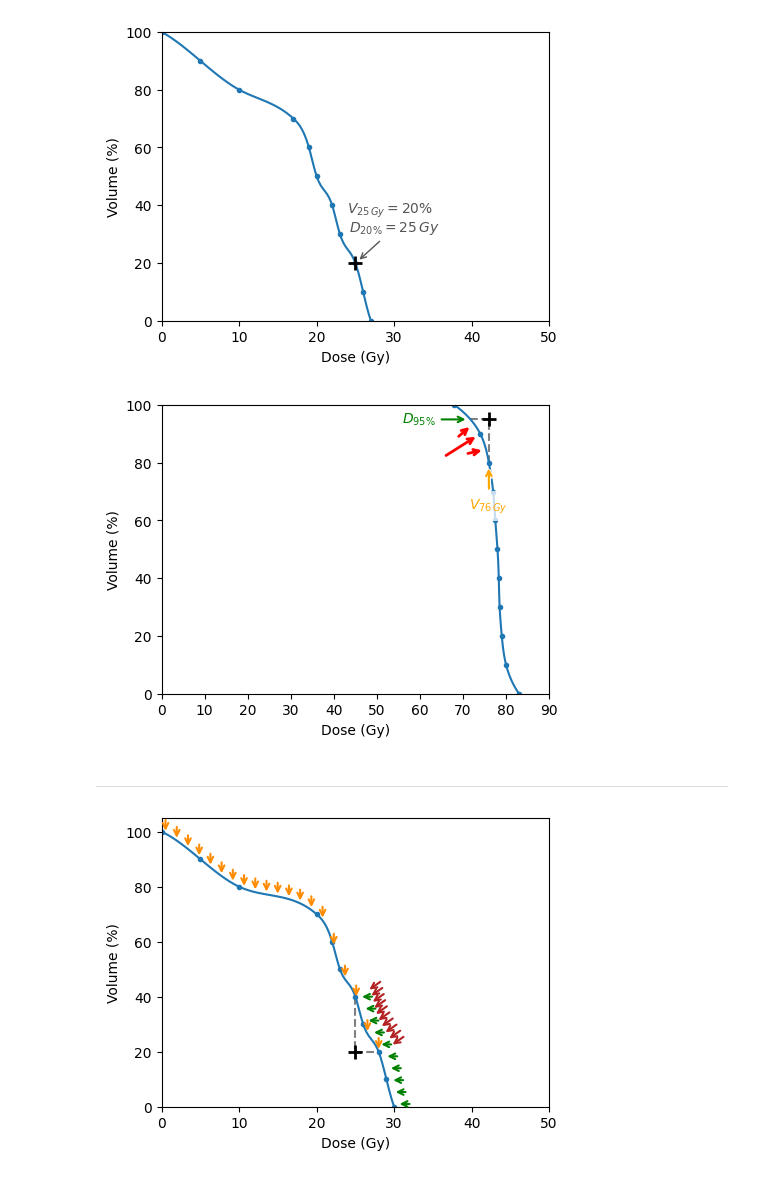
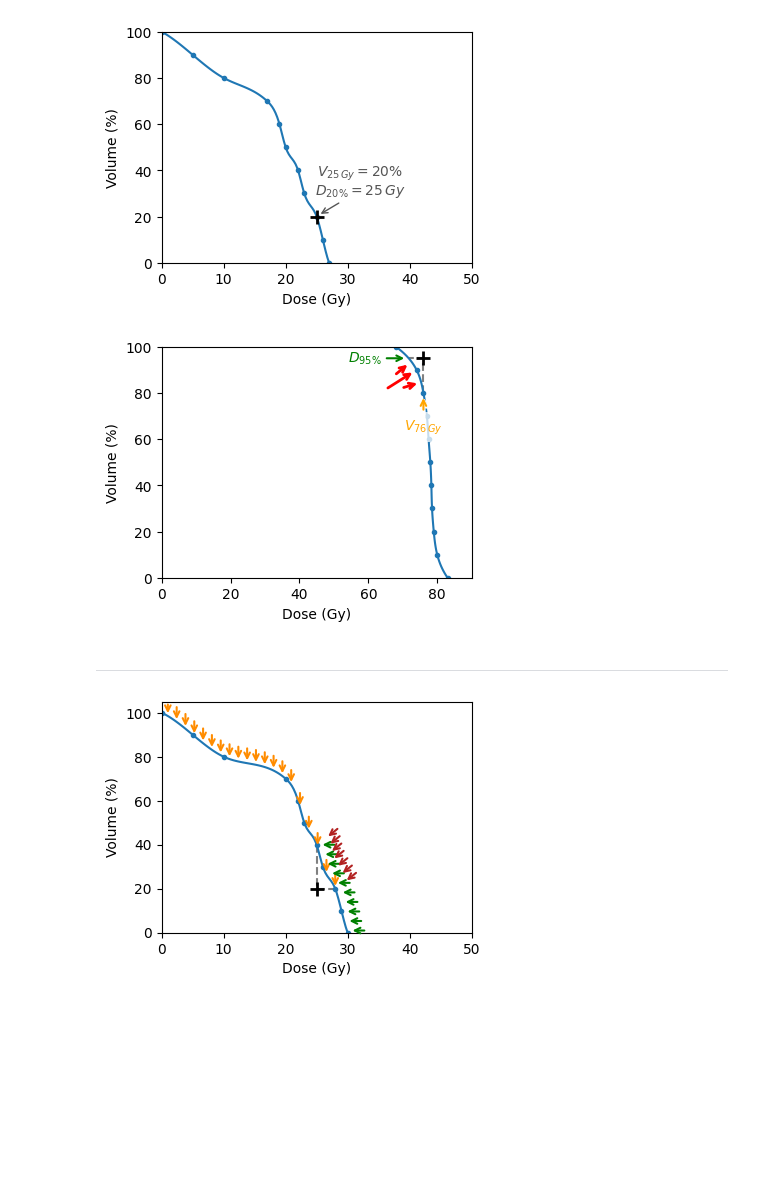
Before and after one commit to pauldubois98/PhD, a Jupyter notebook: 3_dosimetry_optimization/constraint_visualization_nb.ipynb, the cells around one changed output. Saved outputs shown, nothing was run; the diff lists cells and outputs as text; code cells hidden in the pictures; blank space fills up the shorter version.

```diff
--- a/3_dosimetry_optimization/constraint_visualization_nb.ipynb
+++ b/3_dosimetry_optimization/constraint_visualization_nb.ipynb
@@ -3,7 +3,7 @@ import numpy as np
 import matplotlib.pyplot as plt
 from scipy.interpolate import make_interp_spline
 # %%
-SIZE = 5
+SIZE = 4
 FIGSIZE = (SIZE, SIZE * 4.8/6.4)
 # %%
 # fake data
@@ -57,9 +57,9 @@ c = plt.plot(d2_smooth, v2_smooth)
 plt.plot(d2, v2, ".", color=c[0].get_color())
 # constraint ticks
 plt.plot(25, 20, '+', color='k', ms=10, markeredgewidth=2)
-plt.annotate("$D_{20\%} = 25\,Gy$", xy=(25.25, 20.5), xytext=(30, 35), color='#555', verticalalignment='top', horizontalalignment='center',\
+plt.annotate("$D_{20\%} = 25\,Gy$", xy=(25.25, 20.5), xytext=(32, 35), color='#555', verticalalignment='top', horizontalalignment='center',\
              arrowprops=dict(arrowstyle="->", color='#555', lw=1))
-plt.text(29.42, 35, "$V_{25\,Gy} = 20\%$", color='#555', verticalalignment='bottom', horizontalalignment='center')
+plt.text(32, 35, "$V_{25\,Gy} = 20\%$", color='#555', verticalalignment='bottom', horizontalalignment='center')
 # plt.annotate("$D_{20\%} = 25\,Gy$", xy=(25, 20), xytext=(20, 10), color='#555', verticalalignment='bottom', horizontalalignment='center',\
 #              arrowprops=dict(arrowstyle="->", color='#555', lw=1))
 # plt.text(19.42, 10, "$V_{25\,Gy} = 20\%$", color='#555', verticalalignment='top', horizontalalignment='center')
@@ -77,7 +77,7 @@ plt.xlim(0, 50)
 plt.savefig('constraint_plot_met.pdf', bbox_inches='tight')
 plt.show()
 # %% [output]
-[figure, old version]
+[figure, new version]
 # %%
 plt.figure(figsize=FIGSIZE)
 # fake data 3
@@ -102,9 +102,9 @@ plt.annotate("$V_{76\,Gy}$", xy=(76, 79), xytext=(76, 64), color='orange', weigh
 plt.annotate("$D_{95\%}$", xy=(d3_smooth[95]-0.5, 95), xytext=(d3_smooth[95]-8, 95), \
              color='green', weight='heavy', verticalalignment='center', horizontalalignment='right', \
              arrowprops=dict(arrowstyle="->", color='green', lw=1.5))
-plt.annotate('', xy=(72, 93), xytext=(68.5, 88.5), arrowprops=dict(arrowstyle="->", color='red', lw=2))
-plt.annotate('', xy=(73.5, 89.5), xytext=(65.5, 82), arrowprops=dict(arrowstyle="->", color='red', lw=2))
-plt.annotate('', xy=(75, 84.5), xytext=(70.5, 83), arrowprops=dict(arrowstyle="->", color='red', lw=2))
+plt.annotate('', xy=(72, 93), xytext=(67.5, 87.5), arrowprops=dict(arrowstyle="->", color='red', lw=2))
+plt.annotate('', xy=(73.5, 89.5), xytext=(65, 81.5), arrowprops=dict(arrowstyle="->", color='red', lw=2))
+plt.annotate('', xy=(75, 84.5), xytext=(69.5, 82), arrowprops=dict(arrowstyle="->", color='red', lw=2))
 # axes labels
 plt.xlabel('Dose (Gy)')
 plt.ylabel('Volume (%)')
@@ -115,36 +115,36 @@ plt.xlim(0, 90)
 plt.savefig('constraint_plot_min.pdf', bbox_inches='tight')
 plt.show()
 # %% [output]
-[figure, old version]
+[figure, new version]
 # %% [markdown]
 -----
 # %%
 plt.figure(figsize=FIGSIZE)
 # constraint ticks
 plt.plot([25, 25, d[8]], [40, 20, 20], color='grey', linestyle='--')
 plt.plot(25, 20, '+', color='k', ms=10, markeredgewidth=2)
 # constraint "pushing" arrows
-for x in np.linspace(0.5, d[8], 20):
-    plt.annotate("", xy=(x, spl(x)), xytext=(x, spl(x)+6), arrowprops=dict(arrowstyle="->", color='darkorange', lw=1.5))
+for x in np.linspace(1, d[8], 20):
+    plt.annotate("", xy=(x, spl(x)), xytext=(x, min(spl(x)+8, 105)), arrowprops=dict(arrowstyle="->", color='darkorange', lw=1.5))
 for y in np.linspace(1, 40, 10):
-    plt.annotate("", xy=(spl_(y)+0.5, y), xytext=(spl_(y)+2.5, y), arrowprops=dict(arrowstyle="->", color='green', lw=1.5))
-for y in np.linspace(20, 40, 10):
-    plt.annotate("", xy=(spl_(y)+1.5, y+2), xytext=(spl_(y)+3.5, y+6), arrowprops=dict(arrowstyle="->", color='firebrick', lw=1.5))
+    plt.annotate("", xy=(spl_(y)+0.5, y), xytext=(spl_(y)+3.3, y), arrowprops=dict(arrowstyle="->", color='green', lw=1.5))
+for y in np.linspace(20, 40, 7):
+    plt.annotate("", xy=(spl_(y)+1.5, y+3), xytext=(spl_(y)+3.7, y+8), arrowprops=dict(arrowstyle="->", color='firebrick', lw=1.5))
 # DVH + DVH points
 c = plt.plot(d_smooth, v_smooth)
 plt.plot(d, v, ".", color=c[0].get_color())
 
 # axes labels
 plt.xlabel('Dose (Gy)')
 plt.ylabel('Volume (%)')
 # axes limits
 plt.ylim(0, 105)
 plt.xlim(0, 50)
 
 plt.savefig('constraint_penalization_plot.pdf', bbox_inches='tight')
 plt.show()
 # %% [output]
-[figure, old version]
+[figure, new version]
 # %%
 plt.figure(figsize=FIGSIZE)
 # constraint ticks
```
Also changed, not shown: parts of 4 cells of this notebook.
